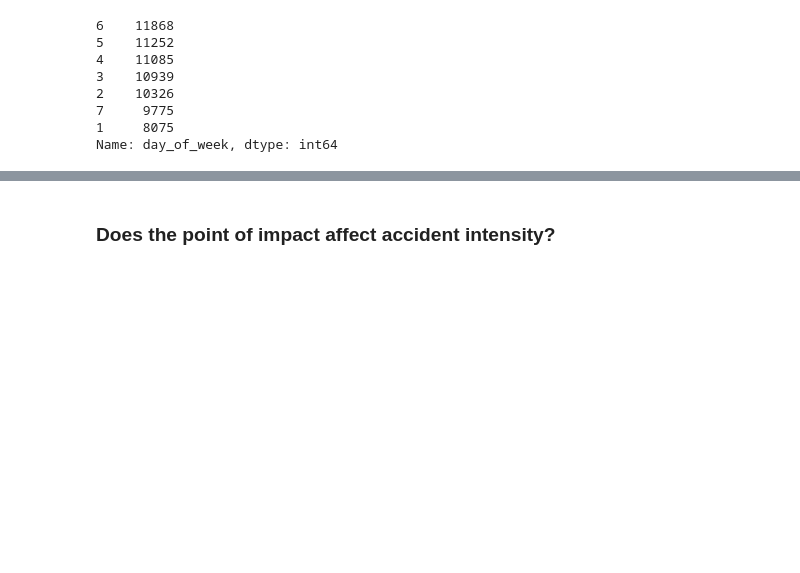
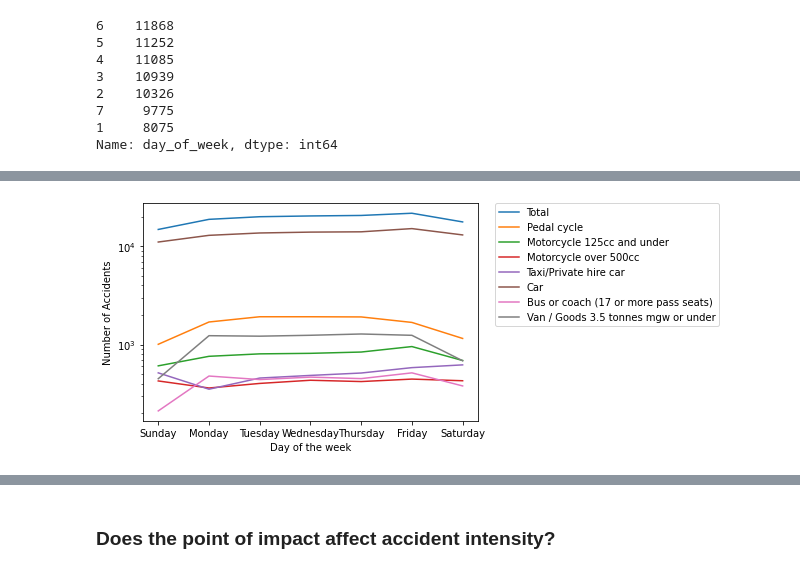
Before and after one commit to jakegodsall/road-traffic-accidents-2019, a Jupyter notebook: notebooks/EDA.ipynb, the cells around one changed output, grey strips where cells are left out. Cells and saved outputs as stored; diff of their text form; code cells hidden in the pictures; blank space fills up the shorter version.

```diff
--- a/notebooks/EDA.ipynb
+++ b/notebooks/EDA.ipynb
@@ -105,0 +133,4 @@ Name: day_of_week, dtype: int64
+# %%
+# merge the accidents and vehicles datasets
+accidents_vehicles = pd.merge(accidents, vehicles, on='accident_index')
+accidents_vehicles.columns
@@ -105,0 +176,8 @@ Name: day_of_week, dtype: int64
+# %%
+vehicle_by_day = group_by_day(accidents_vehicles, 'vehicle_type', True)
+vehicle_by_day = vehicle_by_day.drop('vehicle_type', axis=1)
+
+vehicle_type_ref = pd.read_csv(additional_data_dir / 'vehicle_type.csv')
+labels = vehicle_type_ref.set_index('code').to_dict()['label']
+
+vehicle_by_day
@@ -105,0 +197,20 @@ Name: day_of_week, dtype: int64
+# %%
+by_vehicle_day = {}
+
+def type_by_day(vehicles_by_day, accidents_by_day):
+    """
+    Creates a dictionary of the form { vehicle_type: df(accident_stats) }
+    for all vehicle_types present in the dataset aggregated on day of the week.
+    """
+    for col in vehicles_by_day.columns:
+        vehicle_df = pd.DataFrame(vehicles_by_day.loc[:, col])
+        vehicle_df['z-score'] = stats.zscore(vehicle_df)
+        vehicle_df.columns = ['accident_count', 'z-score']
+        vehicle_df['ratio'] = vehicle_df.accident_count / accidents_by_day.accident_count
+        vehicle_df['day_of_week'] = vehicle_df.index
+        by_vehicle_day[col] = vehicle_df
+
+type_by_day(vehicle_by_day, accidents_by_day)
+
+print(by_vehicle_day.keys())
+by_vehicle_day[9] # index 9 == Car
@@ -105,0 +228,14 @@ Name: day_of_week, dtype: int64
+# %%
+sns.lineplot(data=accidents_by_day, x='day_of_week', y='accident_count', label='Total')
+for vehicle, data in by_vehicle_day.items():
+    if data.ratio.mean() > 0.02:
+        vehicle_day_plot = sns.lineplot(data=data, x='day_of_week', y='accident_count', label=labels[vehicle])
+vehicle_day_plot.set_yscale('log')
+vehicle_day_plot.set_xlabel("Day of the week")
+vehicle_day_plot.set_ylabel("Number of Accidents")
+vehicle_day_plot.set_xticks(range(1, 8), ['Sunday', 'Monday', 'Tuesday', 'Wednesday', 'Thursday', 'Friday', 'Saturday'])
+lgd = plt.legend(bbox_to_anchor=(1.05, 1), loc=2, borderaxespad=0.)
+
+vehicle_day_plot.figure.savefig(plots_dir / 'vehicle_day_plot', bbox_extra_artists=(lgd,), bbox_inches='tight')
+# %% [output]
+[figure, added]
```
Also changed, not shown: parts of 20 cells of this notebook, 4 other files.
